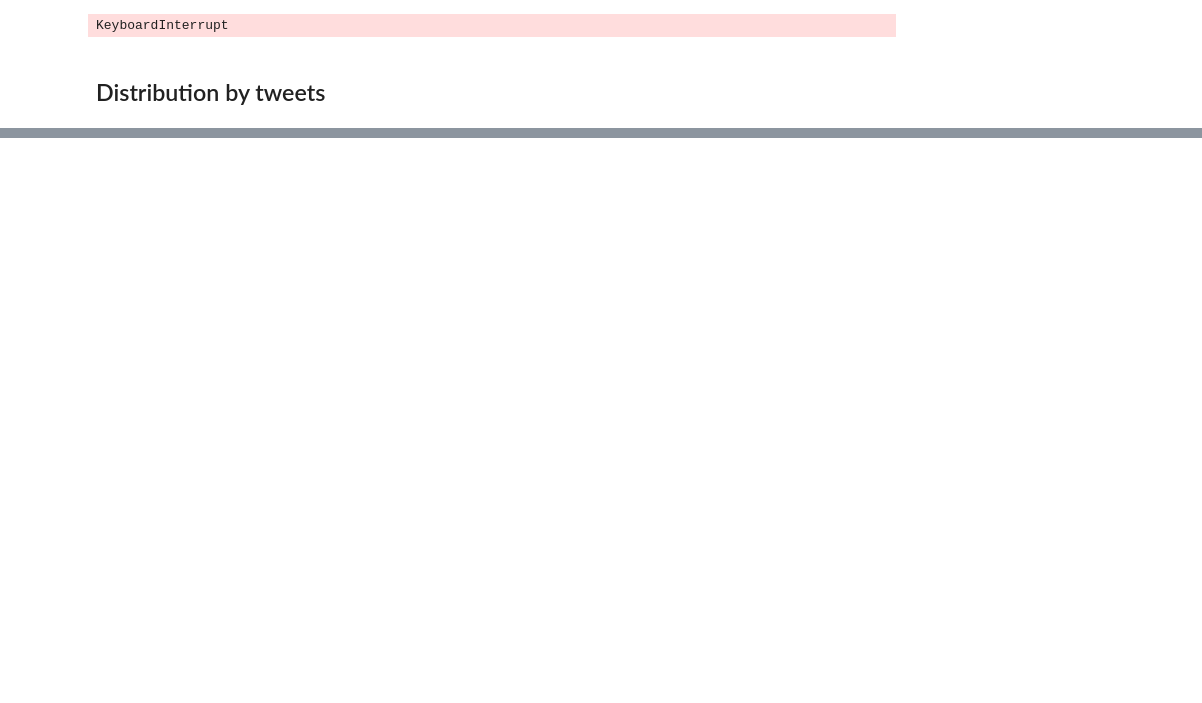
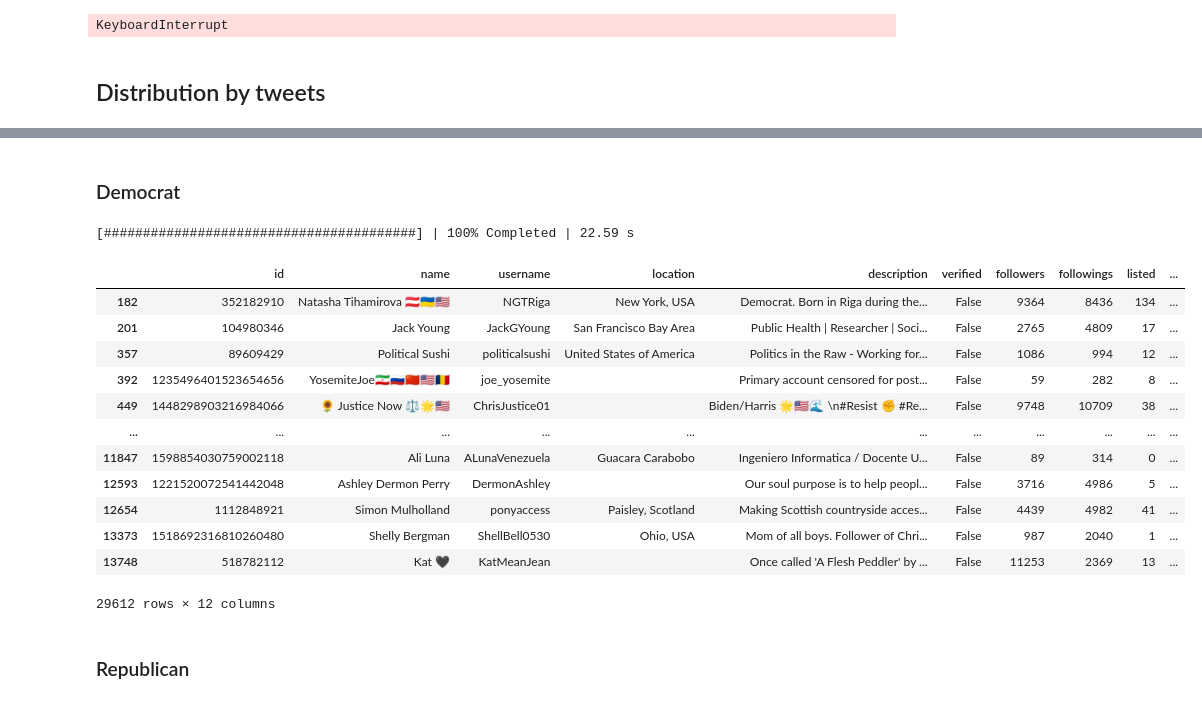
Before and after one commit to Goader/ukraine-tweets-eda, a Jupyter notebook: notebooks/political-views-segmentation.ipynb, the cells around one changed output, grey strips where cells are left out. Saved outputs shown, nothing was run; the diff lists cells and outputs as text; code cells hidden in the pictures; blank space fills up the shorter version.

```diff
--- a/notebooks/political-views-segmentation.ipynb
+++ b/notebooks/political-views-segmentation.ipynb
@@ -169,0 +228,24 @@ todo: how do we normalize location names?
+# %% [markdown]
+### Democrat
+# %%
+democrat_regex = alternative_regex(political_words['democrat'])
+# %%
+with pd.option_context('display.max_colwidth', None), ProgressBar(dt=2.0):
+    display(description_search(df, democrat_regex).compute())
+# %% [output]
+[########################################] | 100% Completed | 22.59 s
+|  | id | name | username | location | description | verified | followers | followings | listed | ... |
+| 182 | 352182910 | Natasha Tihamirova 🇦🇹🇺🇦🇺🇲 | NGTRiga | New York, USA | Democrat. Born in Riga during the... | False | 9364 | 8436 | 134 | ... |
+| 201 | 104980346 | Jack Young | JackGYoung | San Francisco Bay Area | Public Health | Researcher | Soci... | False | 2765 | 4809 | 17 | ... |
+| 357 | 89609429 | Political Sushi | politicalsushi | United States of America | Politics in the Raw - Working for... | False | 1086 | 994 | 12 | ... |
+| 392 | 1235496401523654656 | YosemiteJoe🇮🇷🇷🇺🇨🇳🇺🇸🇹🇩 | joe_yosemite |  | Primary account censored for post... | False | 59 | 282 | 8 | ... |
+| 449 | 1448298903216984066 | 🌻 Justice Now ⚖🌟🇺🇸 | ChrisJustice01 |  | Biden/Harris 🌟🇺🇸🌊 \n#Resist ✊ #Re... | False | 9748 | 10709 | 38 | ... |
+| ... | ... | ... | ... | ... | ... | ... | ... | ... | ... | ... |
+| 11847 | 1598854030759002118 | Ali Luna | ALunaVenezuela | Guacara Carabobo | Ingeniero Informatica / Docente U... | False | 89 | 314 | 0 | ... |
+| 12593 | 1221520072541442048 | Ashley Dermon Perry | DermonAshley |  | Our soul purpose is to help peopl... | False | 3716 | 4986 | 5 | ... |
+| 12654 | 1112848921 | Simon Mulholland | ponyaccess | Paisley, Scotland | Making Scottish countryside acces... | False | 4439 | 4982 | 41 | ... |
+| 13373 | 1518692316810260480 | Shelly Bergman | ShellBell0530 | Ohio, USA | Mom of all boys. Follower of Chri... | False | 987 | 2040 | 1 | ... |
+| 13748 | 518782112 | Kat 🖤 | KatMeanJean |  | Once called 'A Flesh Peddler' by ... | False | 11253 | 2369 | 13 | ... |
+29612 rows × 12 columns
+# %% [markdown]
+### Republican
```
Also changed, not shown: parts of 224 cells of this notebook, 7 other files.
